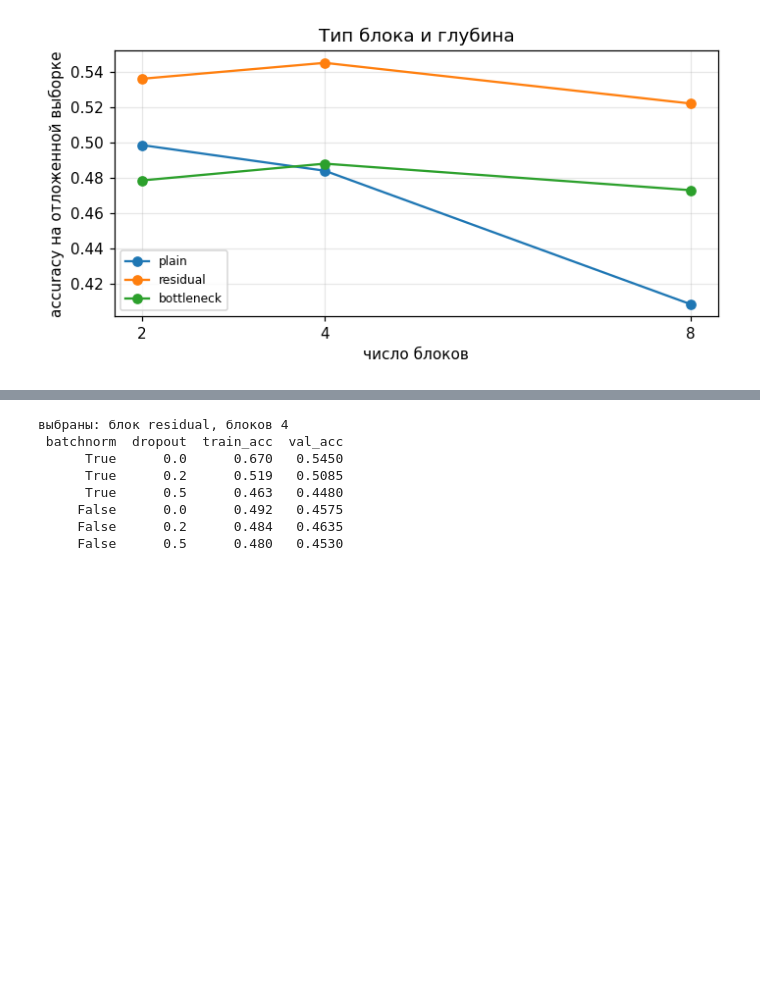
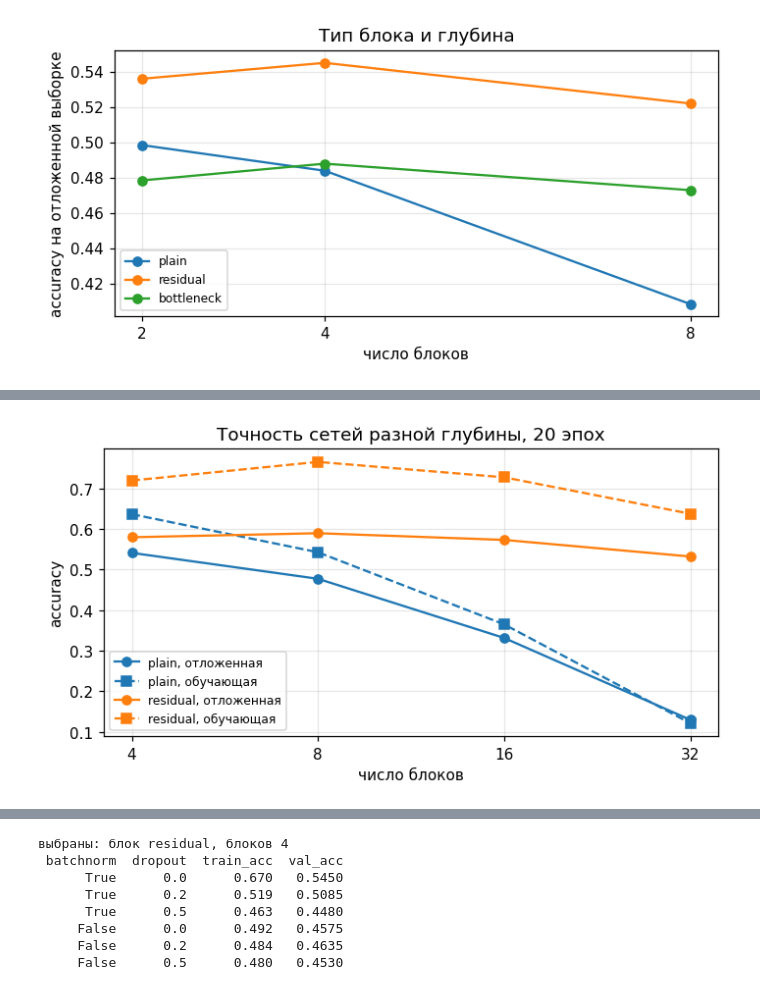
Before and after one commit to UsusCimex/NSU_DeepLearning, a Jupyter notebook: labs/lab-06-resnet/resnet_cifar.ipynb, the cells around one changed output, grey strips where cells are left out. Drawn from its saved outputs; the diff is of its cells as text; code cells hidden in the pictures; blank space fills up the shorter version.

Commit message:
в лабораторную 6 добавлены сравнение plain и residual на 4-32 блоках, нормы градиента и обратный проход через остаточный блок

```diff
--- a/labs/lab-06-resnet/resnet_cifar.ipynb
+++ b/labs/lab-06-resnet/resnet_cifar.ipynb
@@ -434,14 +481,14 @@ best_config: dict = dict(block='residual', n_blocks=4, channels=16, kernel_size=
                          batchnorm=True, dropout=0.0, down_variant=1, hidden_sizes=())
 
 
-def experiment(stage, lr, **changes):
+def experiment(stage, lr, epochs=EPOCHS, **changes):
     """Обучение сети best_config с изменёнными параметрами changes на подвыборке CIFAR-10."""
     config = dict(best_config, **changes)  # копия best_config, часть параметров заменена
     torch.manual_seed(SEED)
     model = BlockNet(**config).to(DEVICE)  # ** передаёт словарь как именованные аргументы
-    history = train_model(model, X_grid, y_grid, X_val, y_val, lr=lr, epochs=EPOCHS)
+    history = train_model(model, X_grid, y_grid, X_val, y_val, lr=lr, epochs=epochs)
     best = history['val'].argmax()
-    return dict(stage=stage, **config, lr=lr, train_acc=float(history['train'][best]),
+    return dict(stage=stage, **config, lr=lr, epochs=epochs, train_acc=float(history['train'][best]),
                 val_acc=float(history['val'][best]), best_epoch=int(best) + 1,
                 params=count_params(model))
 
@@ -505,0 +555,10 @@ plt.show()
+# %%
+rows = []
+for block in ['plain', 'residual']:
+    for n_blocks in [4, 8, 16, 32]:
+        rows.append(experiment('глубокие сети', LR, epochs=20, block=block, n_blocks=n_blocks))
+deep = pd.DataFrame(rows)
+table = deep.copy()
+table['convs'] = 2 * table['n_blocks'] + 2  # по две свёртки в блоке, одна во входном слое, одна в переходе
+columns = ['block', 'n_blocks', 'convs', 'train_acc', 'val_acc', 'best_epoch', 'params']
+print(table[columns].round(4).to_string(index=False))
@@ -505,0 +575,19 @@ plt.show()
+# %%
+fig, ax = plt.subplots(figsize=(6.5, 3.6))
+for block, color in [('plain', 'tab:blue'), ('residual', 'tab:orange')]:
+    part = deep[deep['block'] == block]
+    ax.plot(part['n_blocks'], part['val_acc'], marker='o', color=color,
+            label=f'{block}, отложенная')
+    ax.plot(part['n_blocks'], part['train_acc'], marker='s', linestyle='--', color=color,
+            label=f'{block}, обучающая')
+ax.set_xscale('log', base=2)
+ax.set_xticks([4, 8, 16, 32], ['4', '8', '16', '32'])
+ax.set_xlabel('число блоков')
+ax.set_ylabel('accuracy')
+ax.set_title('Точность сетей разной глубины, 20 эпох')
+ax.grid(alpha=0.3)
+ax.legend(fontsize=8)
+plt.tight_layout()
+plt.show()
+# %% [output]
+[figure, added]
```
Also changed, not shown: parts of 11 cells of this notebook, 1 other file.
